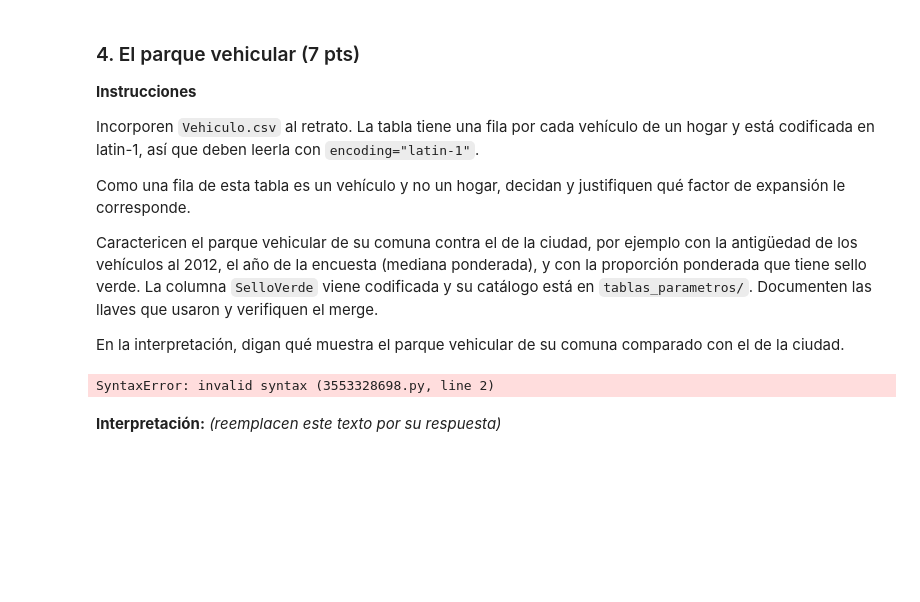
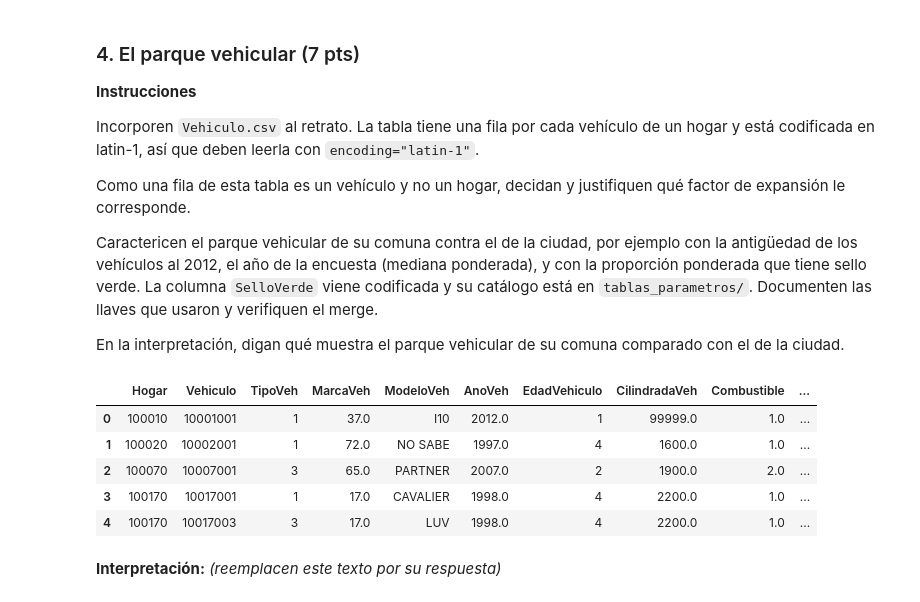
Before and after one commit to gonzzza-lol/cienciaDatos, a Jupyter notebook: tarea1_Suarez_Gutierrez.ipynb, the cells around one changed output. Cells and saved outputs as stored; diff of their text form; code cells hidden in the pictures; blank space fills up the shorter version.

```diff
--- a/tarea1_Suarez_Gutierrez.ipynb
+++ b/tarea1_Suarez_Gutierrez.ipynb
@@ -336,10 +336,15 @@ usaron y verifiquen el merge.
 En la interpretación, digan qué muestra el parque vehicular de su comuna
 comparado con el de la ciudad.
 # %%
-vehiculo = pd.read_csv(RUTA + "Vehiculo.csv", sep=";", decimal=",",encoding="latin-1", low_memory=False)()()
-()lo.head()lo.head()
+vehiculo = pd.read_csv(RUTA + "Vehiculo.csv", sep=";", decimal=",", encoding="latin-1", low_memory=False)
+vehiculo.head()
 # %% [output]
-SyntaxError: invalid syntax (3553328698.py, line 2)
+|  | Hogar | Vehiculo | TipoVeh | MarcaVeh | ModeloVeh | AnoVeh | EdadVehiculo | CilindradaVeh | Combustible | ... |
+| 0 | 100010 | 10001001 | 1 | 37.0 | I10 | 2012.0 | 1 | 99999.0 | 1.0 | ... |
+| 1 | 100020 | 10002001 | 1 | 72.0 | NO SABE | 1997.0 | 4 | 1600.0 | 1.0 | ... |
+| 2 | 100070 | 10007001 | 3 | 65.0 | PARTNER | 2007.0 | 2 | 1900.0 | 2.0 | ... |
+| 3 | 100170 | 10017001 | 1 | 17.0 | CAVALIER | 1998.0 | 4 | 2200.0 | 1.0 | ... |
+| 4 | 100170 | 10017003 | 3 | 17.0 | LUV | 1998.0 | 4 | 2200.0 | 1.0 | ... |
 # %% [markdown]
 **Interpretación:** *(reemplacen este texto por su respuesta)*
 # %% [markdown]
```
Also changed, not shown: parts of 9 cells of this notebook.
